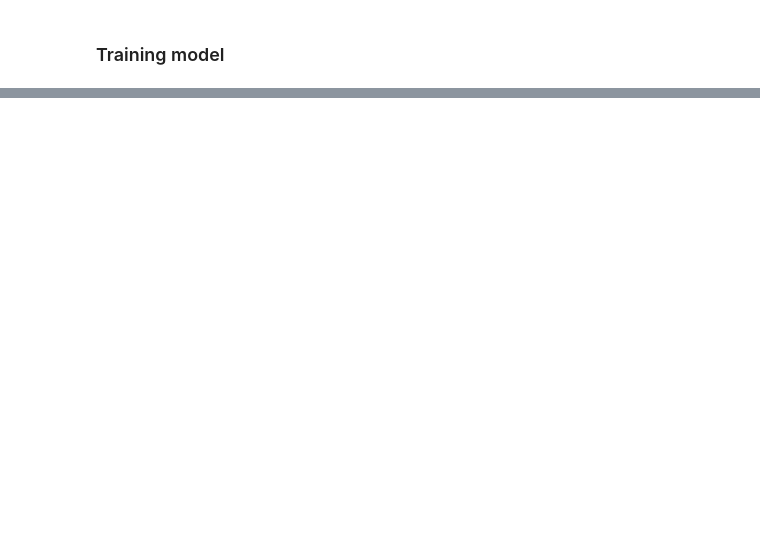
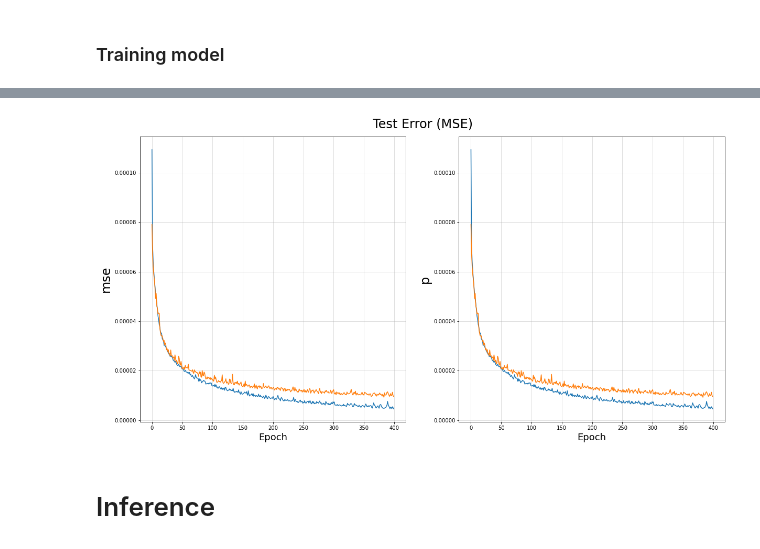
Before and after one commit to NormKOALA/Projects, a Jupyter notebook: FinalProject/FinalProject_WorkNote.ipynb, the cells around one changed output, grey strips where cells are left out. Cells and saved outputs as stored; diff of their text form; code cells hidden in the pictures; blank space fills up the shorter version.

```diff
--- a/FinalProject/FinalProject_WorkNote.ipynb
+++ b/FinalProject/FinalProject_WorkNote.ipynb
@@ -1146,0 +1250,20 @@ for i in range(4):
+# %%
+config = {}
+train_loss_curve = []
+test_loss_curve = []
+
+train_mse_curve = []
+test_mse_curve = []
+
+train_p_curve = []
+test_p_curve = []
+
+def after_epoch(scope):
+    train_loss_curve.append(scope["train_loss"])
+    test_loss_curve.append(scope["val_loss"])
+
+    train_mse_curve.append(scope["train_metrics"]["mse"])
+    test_mse_curve.append(scope["val_metrics"]["mse"])
+
+    train_p_curve.append(scope["train_metrics"]["p"])
+    test_p_curve.append(scope["val_metrics" ]["p"])
@@ -1146,0 +1365,21 @@ for i in range(4):
+# %%
+curve2plot = list(curves.keys())[2:]
+n_plots = int(len(curve2plot)/2)
+n_rows = int(math.ceil(n_plots/2))
+
+fig, axs = plt.subplots(n_rows, 2, figsize=(20, n_rows*10))
+fig.suptitle('Test Error (MSE)', y=0.93, fontsize=24)
+
+for i in range(n_plots):
+    axs[i%2].plot(curves[curve2plot[i*2]], label='train')
+    axs[i%2].plot(curves[curve2plot[i*2+1]], label='test')
+    axs[i%2].grid(alpha=0.5)
+#     axs[i%2].set_title(curve2plot[i*2].split('_')[1], fontsize=24)
+    axs[i%2].set_ylabel(curve2plot[i*2].split('_')[1], fontsize=24)
+    axs[i%2].set_xlabel('Epoch', fontsize=18)
+
+plt.savefig(simulation_directory + 'MSE.png')
+# %% [output]
+[figure, added]
+# %% [markdown]
+# Inference
```
Also changed, not shown: parts of 50 cells of this notebook.
